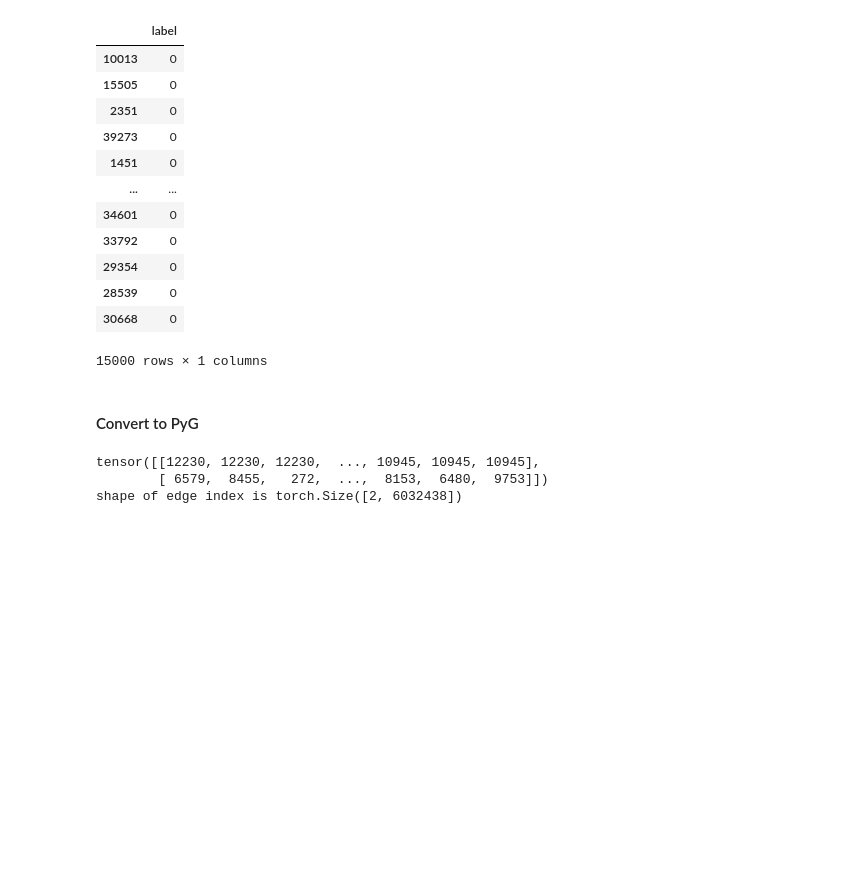
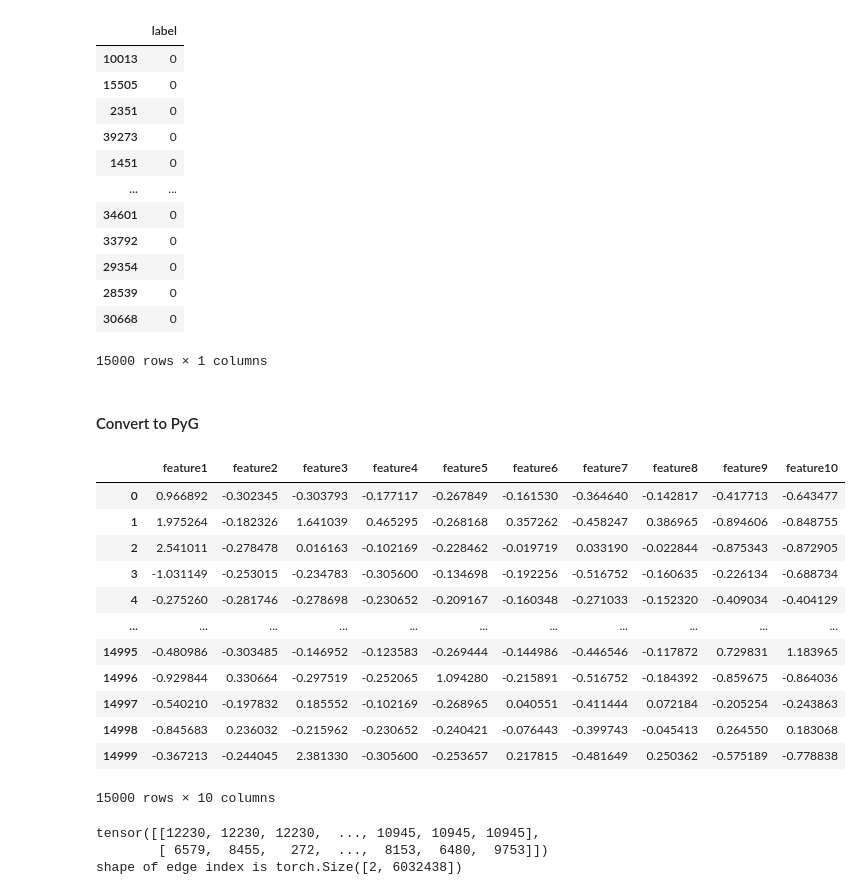
Before and after one commit to yucfu/gnn_fraud_detection, a Jupyter notebook: tfinance_new.ipynb, the cells around one changed output. Saved outputs shown, nothing was run; the diff lists cells and outputs as text; code cells hidden in the pictures; blank space fills up the shorter version.

```diff
--- a/tfinance_new.ipynb
+++ b/tfinance_new.ipynb
@@ -133,6 +133,28 @@ warnings.filterwarnings("ignore")
 # # Create pyG dataset
 # data_graph = Data(x=node_features_t.float(), edge_index=edge_index,
 #                                y=torch.tensor(selected_labels.values.flatten(), dtype=torch.long))
+# %%
+from sklearn.preprocessing import StandardScaler
+
+# Scale the features
+scaler = StandardScaler()
+features_scaled = scaler.fit_transform(selected_nodes)
+selected_nodes_scaled = pd.DataFrame(features_scaled, index=selected_nodes.index, columns=selected_nodes.columns)
+selected_nodes_scaled
+# %% [output]
+|  | feature1 | feature2 | feature3 | feature4 | feature5 | feature6 | feature7 | feature8 | feature9 | feature10 |
+| 0 | 0.966892 | -0.302345 | -0.303793 | -0.177117 | -0.267849 | -0.161530 | -0.364640 | -0.142817 | -0.417713 | -0.643477 |
+| 1 | 1.975264 | -0.182326 | 1.641039 | 0.465295 | -0.268168 | 0.357262 | -0.458247 | 0.386965 | -0.894606 | -0.848755 |
+| 2 | 2.541011 | -0.278478 | 0.016163 | -0.102169 | -0.228462 | -0.019719 | 0.033190 | -0.022844 | -0.875343 | -0.872905 |
+| 3 | -1.031149 | -0.253015 | -0.234783 | -0.305600 | -0.134698 | -0.192256 | -0.516752 | -0.160635 | -0.226134 | -0.688734 |
+| 4 | -0.275260 | -0.281746 | -0.278698 | -0.230652 | -0.209167 | -0.160348 | -0.271033 | -0.152320 | -0.409034 | -0.404129 |
+| ... | ... | ... | ... | ... | ... | ... | ... | ... | ... | ... |
+| 14995 | -0.480986 | -0.303485 | -0.146952 | -0.123583 | -0.269444 | -0.144986 | -0.446546 | -0.117872 | 0.729831 | 1.183965 |
+| 14996 | -0.929844 | 0.330664 | -0.297519 | -0.252065 | 1.094280 | -0.215891 | -0.516752 | -0.184392 | -0.859675 | -0.864036 |
+| 14997 | -0.540210 | -0.197832 | 0.185552 | -0.102169 | -0.268965 | 0.040551 | -0.411444 | 0.072184 | -0.205254 | -0.243863 |
+| 14998 | -0.845683 | 0.236032 | -0.215962 | -0.230652 | -0.240421 | -0.076443 | -0.399743 | -0.045413 | 0.264550 | 0.183068 |
+| 14999 | -0.367213 | -0.244045 | 2.381330 | -0.305600 | -0.253657 | 0.217815 | -0.481649 | 0.250362 | -0.575189 | -0.778838 |
+15000 rows × 10 columns
 # %%
 edge_index = np.array(selected_edges.values).T
 edge_index = torch.tensor(edge_index, dtype=torch.long)
```
Also changed, not shown: parts of 5 cells of this notebook.
